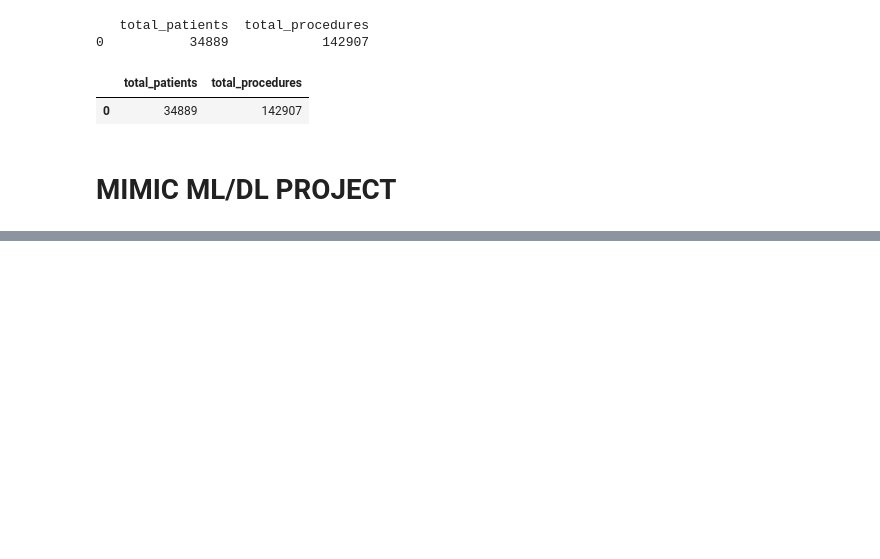
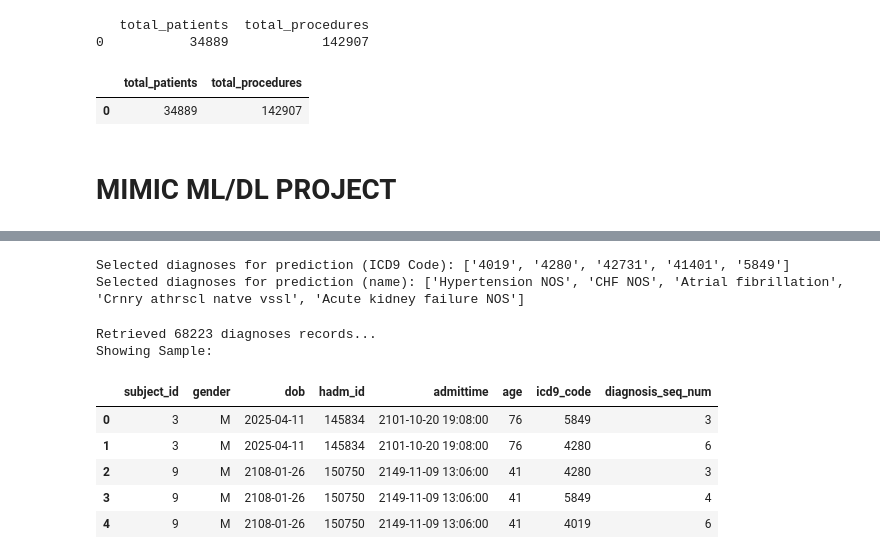
Before and after one commit to ddmulholland/MIMIC_ML_DL, a Jupyter notebook: MIMIC_ML_DL.ipynb, the cells around one changed output, grey strips where cells are left out. Cells and saved outputs as stored; diff of their text form; code cells hidden in the pictures; blank space fills up the shorter version.

```diff
--- a/MIMIC_ML_DL.ipynb
+++ b/MIMIC_ML_DL.ipynb
@@ -49,0 +109,59 @@ df  # This will show a nice formatted table in Jupyter
+# %%
+# Specify top 5 for targeting
+target_diagnoses = list(diagnosis_df['icd9_code'].iloc[:5])
+target_diagnoses_names = list(diagnosis_df['SHORT_TITLE'].iloc[:5])
+print(f"Selected diagnoses for prediction (ICD9 Code): {target_diagnoses}")
+print(f"Selected diagnoses for prediction (name): {target_diagnoses_names}")
+# %% [output]
+Selected diagnoses for prediction (ICD9 Code): ['4019', '4280', '42731', '41401', '5849']
+Selected diagnoses for prediction (name): ['Hypertension NOS', 'CHF NOS', 'Atrial fibrillation', 'Crnry athrscl natve vssl', 'Acute kidney failure NOS']
+# %%
+# Filter the patient data with lab values and vital signs
+query_patient_data = """
+SELECT
+  p.subject_id,
+  p.gender,
+  p.dob,
+  a.hadm_id,
+  a.admittime,
+  DATETIME_DIFF(a.admittime, p.dob, YEAR) as age,
+  d.icd9_code,
+  d.seq_num as diagnosis_seq_num
+FROM
+  physionet-data.mimiciii_clinical.patients p
+JOIN
+  physionet-data.mimiciii_clinical.admissions a
+ON
+  p.subject_id = a.subject_id
+JOIN
+  physionet-data.mimiciii_clinical.diagnoses_icd d
+ON
+  a.hadm_id = d.hadm_id
+WHERE
+  d.icd9_code IN UNNEST(@target_codes)
+  AND DATETIME_DIFF(a.admittime, p.dob, YEAR) > 0
+ORDER BY
+  p.subject_id, a.admittime
+"""
+
+# Configure the job to accept our target diagnoses as a parameter for analysis
+job_config = bigquery.QueryJobConfig(
+    query_parameters=[
+        bigquery.ArrayQueryParameter("target_codes", "STRING", target_diagnoses),
+    ]
+)
+
+patient_diagnoses = bq_client.query(query_patient_data, job_config=job_config).to_dataframe()
+
+print(f"Retrieved {len(patient_diagnoses)} diagnoses records...\nShowing Sample:\n")
+
+patient_diagnoses.head()
+# %% [output]
+Retrieved 68223 diagnoses records...
+Showing Sample:
+|  | subject_id | gender | dob | hadm_id | admittime | age | icd9_code | diagnosis_seq_num |
+| 0 | 3 | M | 2025-04-11 | 145834 | 2101-10-20 19:08:00 | 76 | 5849 | 3 |
+| 1 | 3 | M | 2025-04-11 | 145834 | 2101-10-20 19:08:00 | 76 | 4280 | 6 |
+| 2 | 9 | M | 2108-01-26 | 150750 | 2149-11-09 13:06:00 | 41 | 4280 | 3 |
+| 3 | 9 | M | 2108-01-26 | 150750 | 2149-11-09 13:06:00 | 41 | 5849 | 4 |
+| 4 | 9 | M | 2108-01-26 | 150750 | 2149-11-09 13:06:00 | 41 | 4019 | 6 |
```
Also changed, not shown: parts of 6 cells of this notebook.
